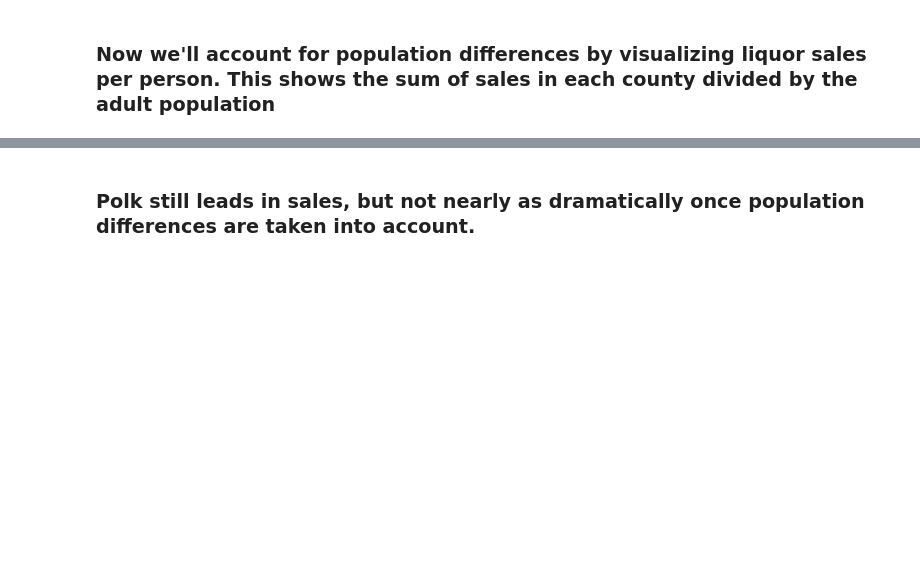
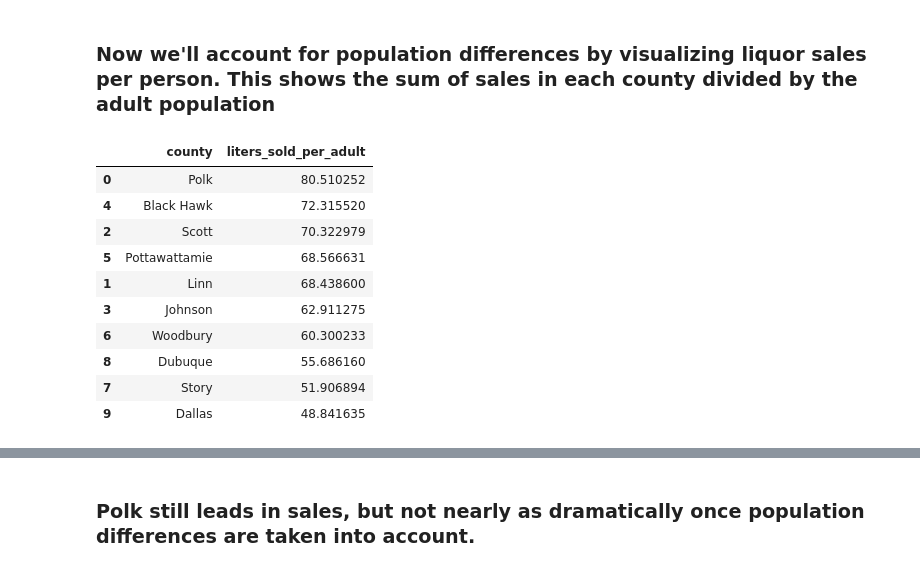
Before and after one commit to amoutafian/iowa_liquor_project, a Jupyter notebook: Iowa _liquor_exploratory_analysis.ipynb, the cells around one changed output, grey strips where cells are left out. Cells and saved outputs as stored; diff of their text form; code cells hidden in the pictures; blank space fills up the shorter version.

```diff
--- a/Iowa _liquor_exploratory_analysis.ipynb
+++ b/Iowa _liquor_exploratory_analysis.ipynb
@@ -273,6 +273,20 @@ fig.show()
 ### Population differences by county differ dramatically. Population in Polk, like consumption, is three times higher than the lowest five counties
 # %% [markdown]
 ### Now we'll account for population differences by visualizing liquor sales per person. This shows the sum of sales in each county divided by the adult population
+# %%
+liters_sold_per_adult_df
+# %% [output]
+|  | county | liters_sold_per_adult |
+| 0 | Polk | 80.510252 |
+| 4 | Black Hawk | 72.315520 |
+| 2 | Scott | 70.322979 |
+| 5 | Pottawattamie | 68.566631 |
+| 1 | Linn | 68.438600 |
+| 3 | Johnson | 62.911275 |
+| 6 | Woodbury | 60.300233 |
+| 8 | Dubuque | 55.686160 |
+| 7 | Story | 51.906894 |
+| 9 | Dallas | 48.841635 |
 # %%
 fig = px.bar(
     liters_sold_per_adult_df,
```
Also changed, not shown: parts of 10 cells of this notebook, 3 other files.
